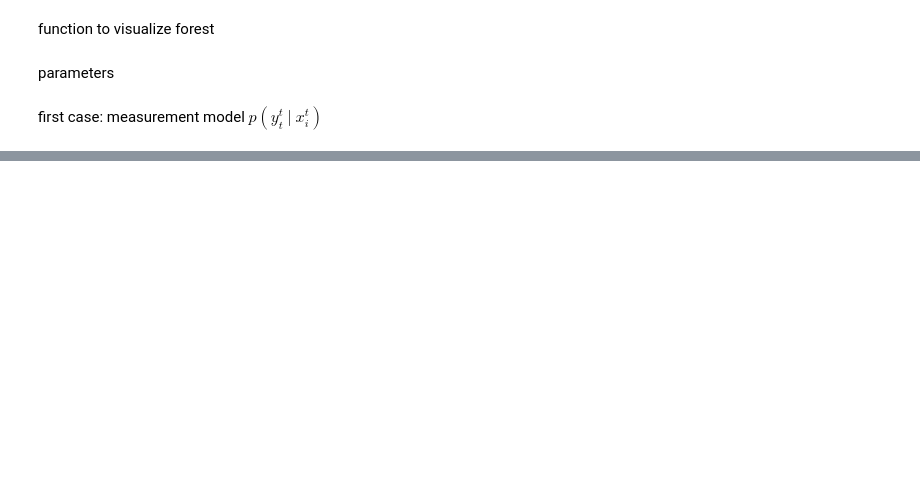
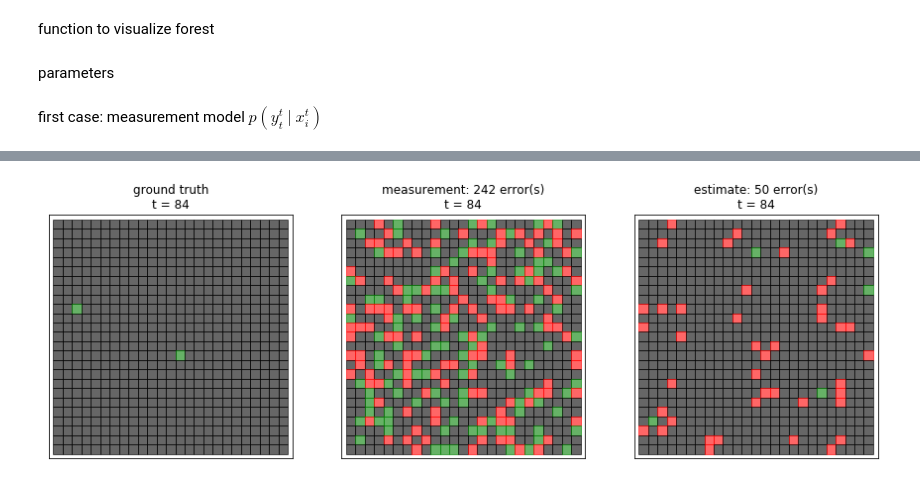
Before and after one commit to rhaksar/filter-large-GMDPs, a Jupyter notebook: message passing.ipynb, the cells around one changed output, grey strips where cells are left out. Cells and saved outputs as stored; diff of their text form; code cells hidden in the pictures; blank space fills up the shorter version.

```diff
--- a/message passing.ipynb
+++ b/message passing.ipynb
@@ -439,0 +466,25 @@ np.exp(-10)
+# %%
+fig = plt.figure(figsize=(15,15))
+
+ax1 = fig.add_subplot(131, aspect='equal')
+ax1.set_xlim([0,grid_size+1])
+ax1.set_ylim([0,grid_size+1])
+plt.title('ground truth\nt = %d' %sim.iter)
+plt.tick_params(axis='both', which='both', labelbottom=False, labelleft=False, bottom=False, left=False)
+ax1 = visualize_forest(ax1, sim.state)
+
+ax2 = fig.add_subplot(132, aspect='equal')
+ax2.set_xlim([0,grid_size+1])
+ax2.set_ylim([0,grid_size+1])
+plt.title('measurement: %d error(s)\nt = %d' %(np.sum(meas_data != sim.state),sim.iter))
+plt.tick_params(axis='both', which='both', labelbottom=False, labelleft=False, bottom=False, left=False)
+ax2 = visualize_forest(ax2, meas_data)
+
+ax3 = fig.add_subplot(133, aspect='equal')
+ax3.set_xlim([0,grid_size+1])
+ax3.set_ylim([0,grid_size+1])
+plt.tick_params(axis='both', which='both', labelbottom=False, labelleft=False, bottom=False, left=False)
+plt.title('estimate: %d error(s)\nt = %d' %(np.sum(state_est != sim.state),sim.iter))
+ax3 = visualize_forest(ax3, state_est)
+# %% [output]
+[figure, added]
```
Also changed, not shown: parts of 7 cells of this notebook.
